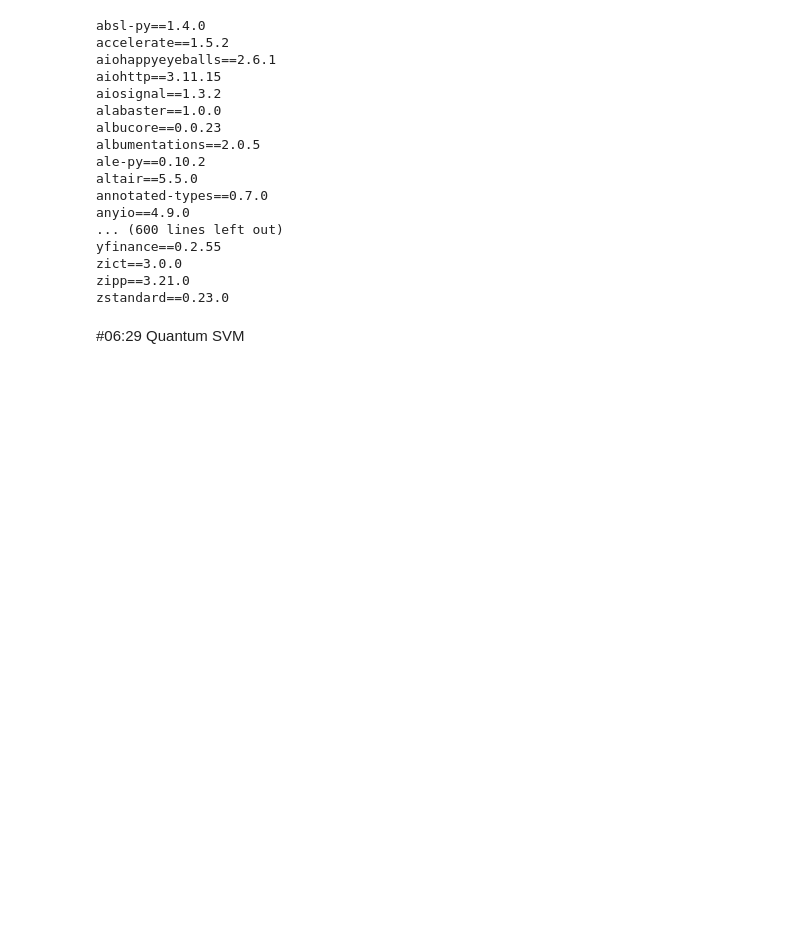
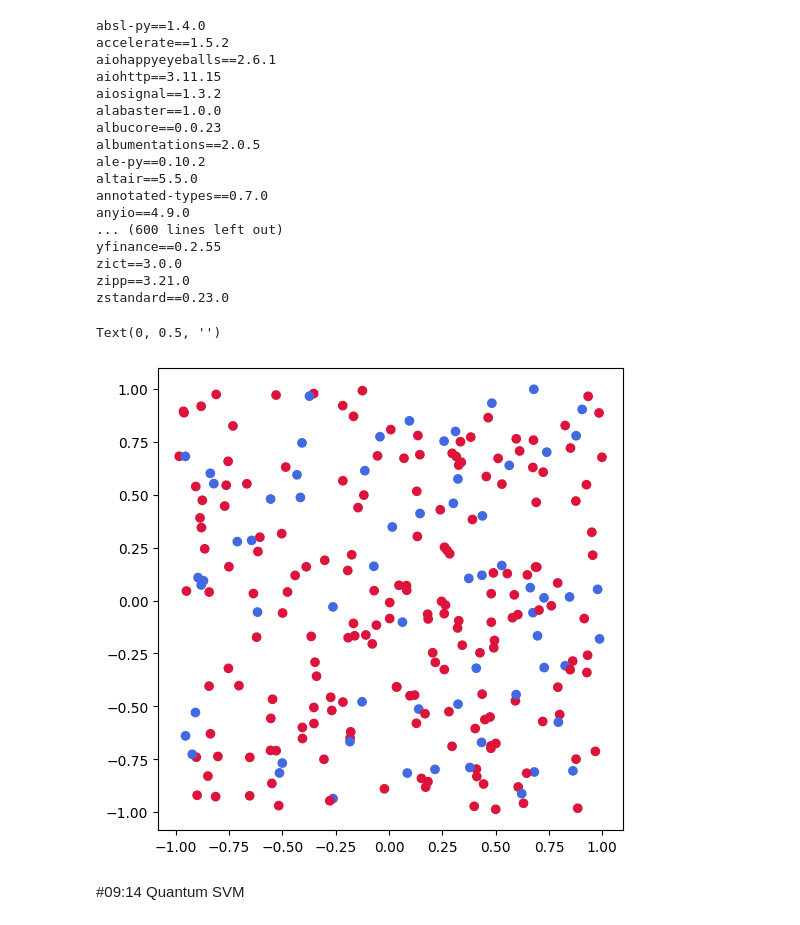
Before and after one commit to JonasHagstrom79/QMLSupportVectorMachines, a Jupyter notebook: QMLSupportVectorMachines.ipynb, the cells around one changed output. Saved outputs shown, nothing was run; the diff lists cells and outputs as text; code cells hidden in the pictures; blank space fills up the shorter version.

```diff
--- a/QMLSupportVectorMachines.ipynb
+++ b/QMLSupportVectorMachines.ipynb
@@ -300,3 +300,15 @@ from qiskit_machine_learning.kernels import QuantumKernel
 
 kernel = QuantumKernel(feature_map=feature_map, quantum_instance=backend)
 kernel.evaluate(x[2], x[3])
+# %%
+# Classification
+points, labesls = circle()
+colors = ["crimson" if label == 1 else "royalblue" for label in labels]
+
+plt.figure(figsize=(6,6))
+plt.scatter(points[:,0], points[:,1], color=colors)
+plt.xlabel("")
+plt.ylabel("")
+# %% [output]
+Text(0, 0.5, '')
+[figure, added]
@@ -303,2 +320,2 @@ kernel.evaluate(x[2], x[3])
 # %% [markdown]
-#06:29 Quantum SVM
+#09:14 Quantum SVM
```
Also changed, not shown: parts of 11 cells of this notebook.
